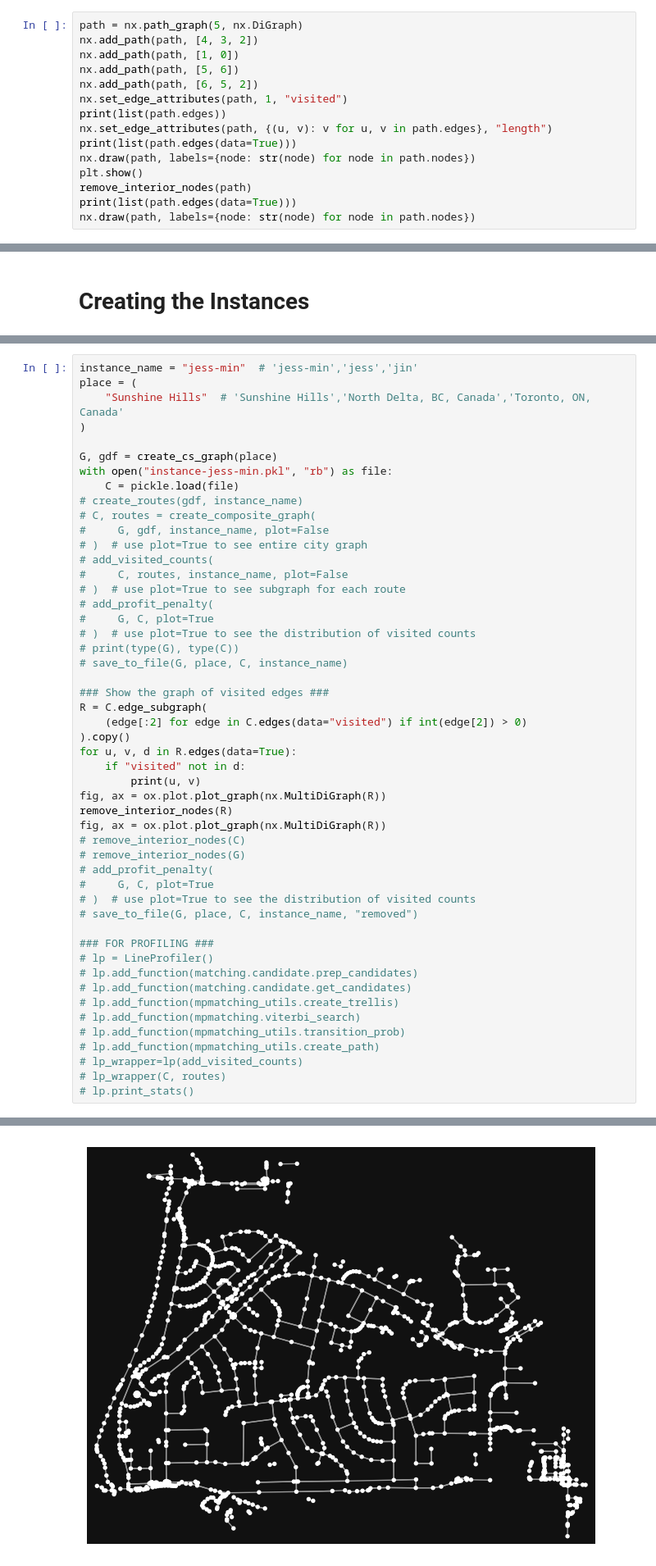
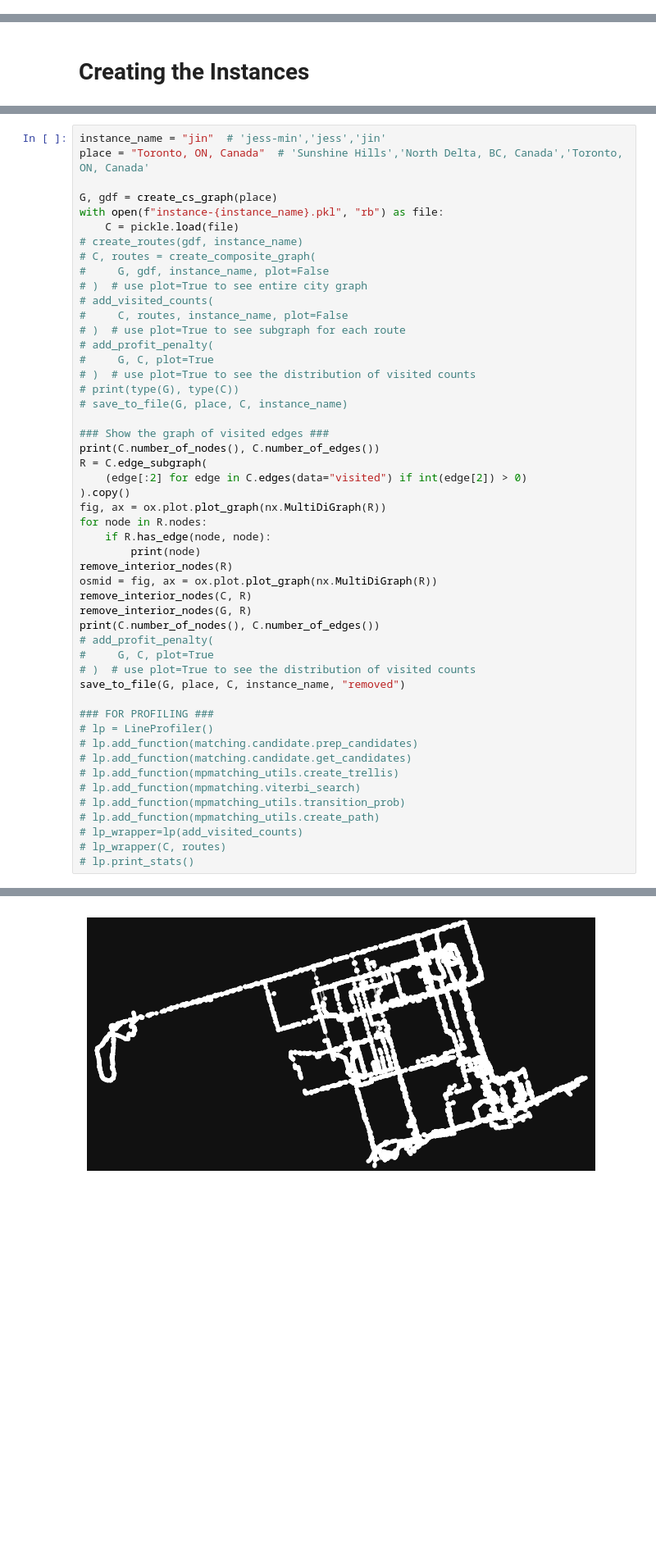
Before and after one commit to jingng/MIE1603-Project, a Jupyter notebook: StravaDataLoader.ipynb, the cells around one changed output, grey strips where cells are left out. Shown at 82% size. Drawn from its saved outputs; the diff is of its cells as text; blank space fills up the shorter version.

Commit message:
Graph simplification fixed. Probably. Maybe. I hope.

```diff
--- a/StravaDataLoader.ipynb
+++ b/StravaDataLoader.ipynb
@@ -618,18 +636,3 @@ def remove_interior_nodes(G, ref_graph=None):
         print(f"- {time.time() - st:.1f} s")
     else:
         print(f"- {(time.time() - st) / 60:.1f} m")
-# %%
-path = nx.path_graph(5, nx.DiGraph)
-nx.add_path(path, [4, 3, 2])
-nx.add_path(path, [1, 0])
-nx.add_path(path, [5, 6])
-nx.add_path(path, [6, 5, 2])
-nx.set_edge_attributes(path, 1, "visited")
-print(list(path.edges))
-nx.set_edge_attributes(path, {(u, v): v for u, v in path.edges}, "length")
-print(list(path.edges(data=True)))
-nx.draw(path, labels={node: str(node) for node in path.nodes})
-plt.show()
-remove_interior_nodes(path)
-print(list(path.edges(data=True)))
-nx.draw(path, labels={node: str(node) for node in path.nodes})
@@ -681,11 +673,9 @@ def save_to_file(G, place, C, instance_name, tag=None):
 # %%
-instance_name = "jess-min"  # 'jess-min','jess','jin'
-place = (
-    "Sunshine Hills"  # 'Sunshine Hills','North Delta, BC, Canada','Toronto, ON, Canada'
-)
+instance_name = "jin"  # 'jess-min','jess','jin'
+place = "Toronto, ON, Canada"  # 'Sunshine Hills','North Delta, BC, Canada','Toronto, ON, Canada'
 
 G, gdf = create_cs_graph(place)
-with open("instance-jess-min.pkl", "rb") as file:
+with open(f"instance-{instance_name}.pkl", "rb") as file:
     C = pickle.load(file)
 # create_routes(gdf, instance_name)
 # C, routes = create_composite_graph(
@@ -701,21 +691,23 @@ with open("instance-jess-min.pkl", "rb") as file:
 # save_to_file(G, place, C, instance_name)
 
 ### Show the graph of visited edges ###
+print(C.number_of_nodes(), C.number_of_edges())
 R = C.edge_subgraph(
     (edge[:2] for edge in C.edges(data="visited") if int(edge[2]) > 0)
 ).copy()
-for u, v, d in R.edges(data=True):
-    if "visited" not in d:
-        print(u, v)
 fig, ax = ox.plot.plot_graph(nx.MultiDiGraph(R))
+for node in R.nodes:
+    if R.has_edge(node, node):
+        print(node)
 remove_interior_nodes(R)
-fig, ax = ox.plot.plot_graph(nx.MultiDiGraph(R))
-# remove_interior_nodes(C)
-# remove_interior_nodes(G)
+osmid = fig, ax = ox.plot.plot_graph(nx.MultiDiGraph(R))
+remove_interior_nodes(C, R)
+remove_interior_nodes(G, R)
+print(C.number_of_nodes(), C.number_of_edges())
 # add_profit_penalty(
 #     G, C, plot=True
 # )  # use plot=True to see the distribution of visited counts
-# save_to_file(G, place, C, instance_name, "removed")
+save_to_file(G, place, C, instance_name, "removed")
 
 ### FOR PROFILING ###
 # lp = LineProfiler()
@@ -733 +726 @@ creating citystrides graph - 0.6 s
-[figure, old version]
+[figure, new version]
```
Also changed, not shown: parts of 6 cells of this notebook, 12 other files.
